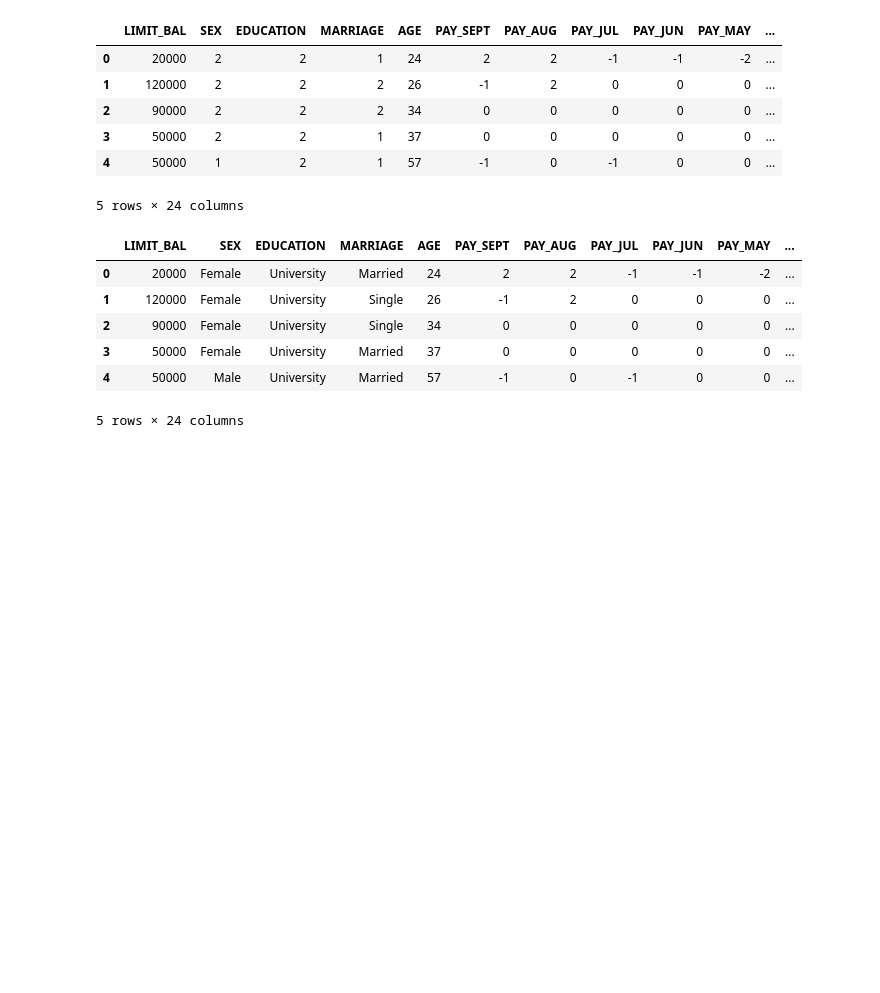
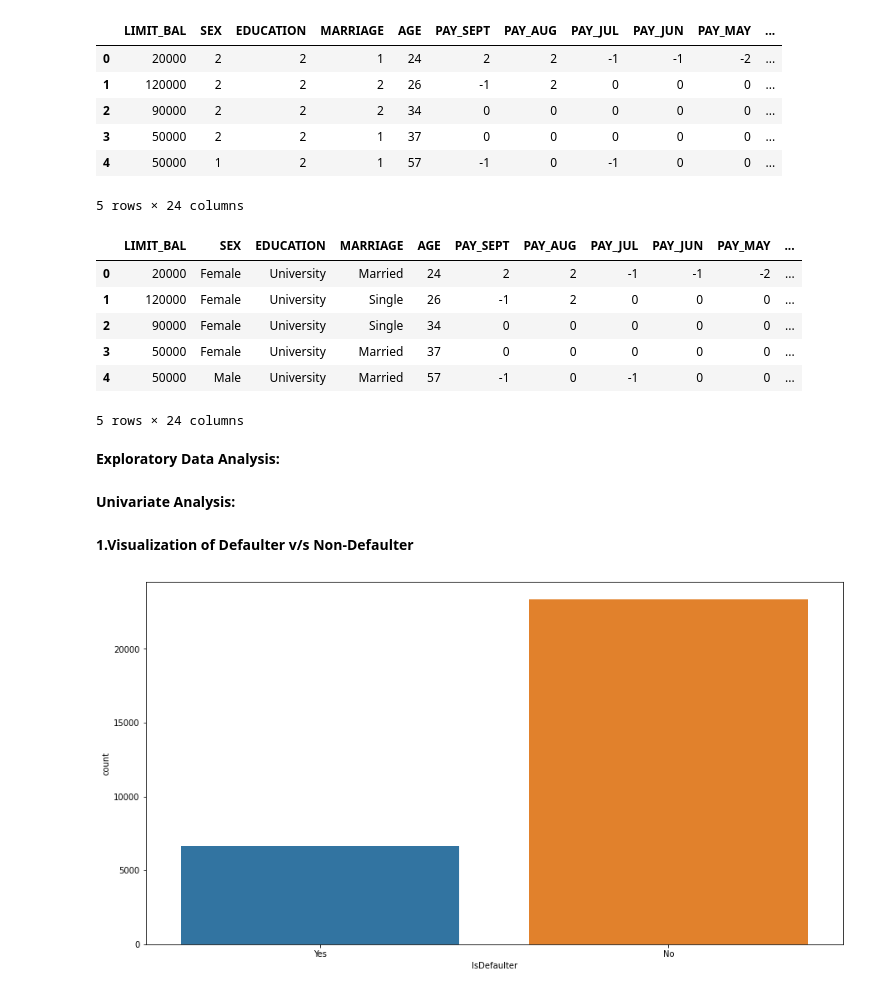
Before and after one commit to m123m12/credit-card-default-prediction, a Jupyter notebook: credit_card_default_prediction.ipynb, the cells around one changed output. Saved outputs shown, nothing was run; the diff lists cells and outputs as text; code cells hidden in the pictures; blank space fills up the shorter version.

```diff
--- a/credit_card_default_prediction.ipynb
+++ b/credit_card_default_prediction.ipynb
@@ -263,3 +263,16 @@ card_data.head()
 | 3 | 50000 | Female | University | Married | 37 | 0 | 0 | 0 | 0 | 0 | ... |
 | 4 | 50000 | Male | University | Married | 57 | -1 | 0 | -1 | 0 | 0 | ... |
 5 rows × 24 columns
+# %% [markdown]
+**Exploratory Data Analysis:**
+# %% [markdown]
+**Univariate Analysis:**
+# %% [markdown]
+**1.Visualization of Defaulter v/s Non-Defaulter**
+# %%
+#Visualizing of Default(Target Variable) using Countplot
+plt.figure(figsize=(15,8))
+sns.countplot(x='IsDefaulter',data=card_data)
+plt.show()
+# %% [output]
+[figure, added]
```
Also changed, not shown: parts of 13 cells of this notebook.
